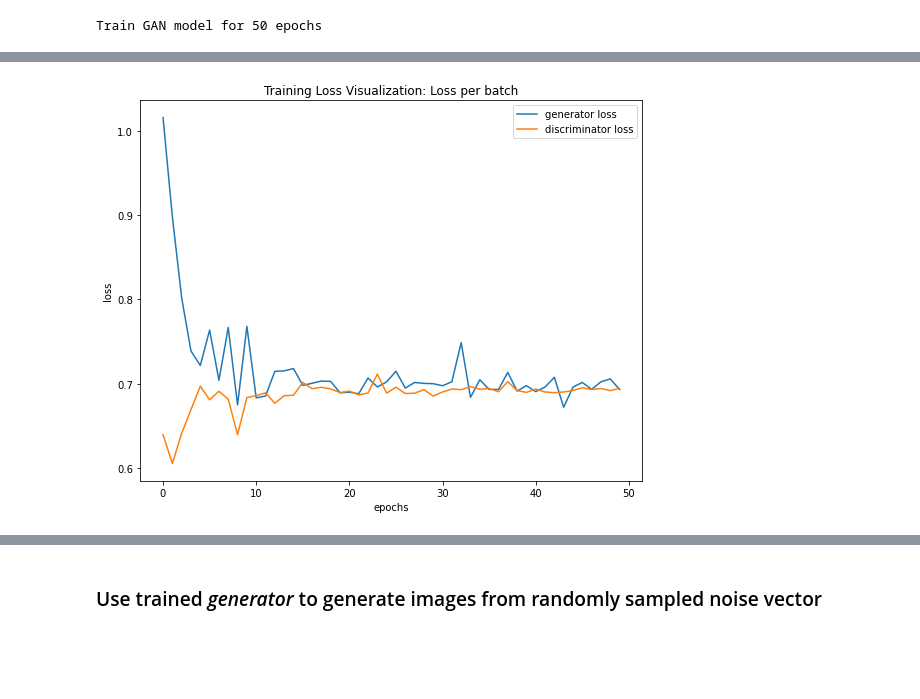
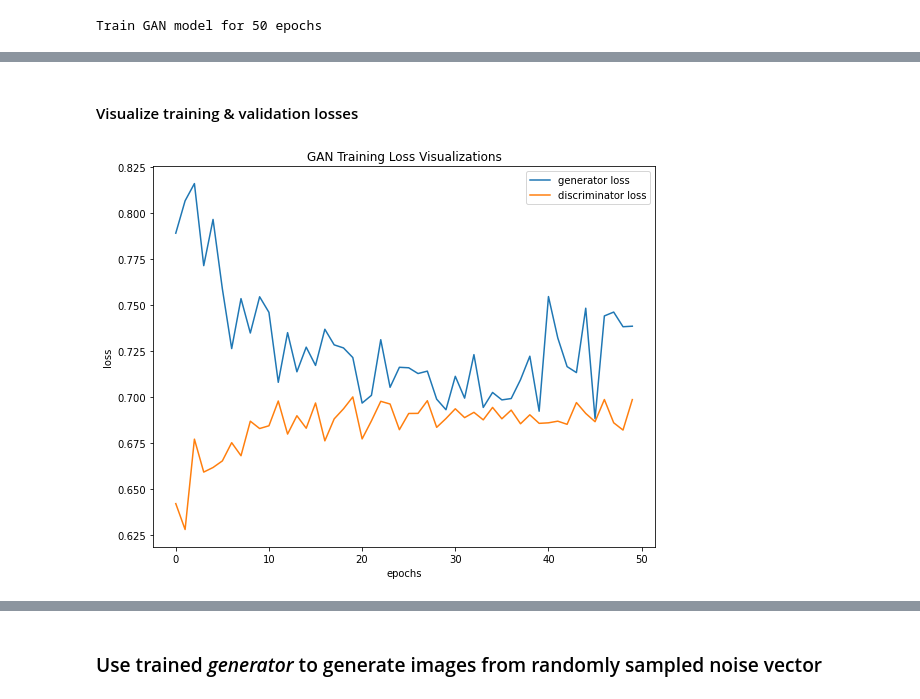
Before and after one commit to arjun-majumdar/Autoencoders_Experiments, a Jupyter notebook: GAN-MNIST_PyTorch.ipynb, the cells around one changed output, grey strips where cells are left out. Cells and saved outputs as stored; diff of their text form; code cells hidden in the pictures; blank space fills up the shorter version.

```diff
--- a/GAN-MNIST_PyTorch.ipynb
+++ b/GAN-MNIST_PyTorch.ipynb
@@ -94,12 +94,12 @@ transforms_apply = transforms.Compose([
 # %%
 # MNIST dataset-
 train_dataset = torchvision.datasets.MNIST(
-        root = './data', train = True,
+        root = '../data', train = True,
         transform = transforms_apply, download = True
         )
 
 test_dataset = torchvision.datasets.MNIST(
-        root = './data', train = False,
+        root = '../data', train = False,
         transform = transforms_apply
         )
 
@@ -491,33 +579,47 @@ Train GAN model for 50 epochs
 # %%
 for epoch in range(num_epochs):
 
-    # Train GAN for one epoch-
-    generator_epoch_loss, discriminator_epoch_loss = train_one_epoch(
+    # Train GAN for one epoch on training data-
+    train_generator_epoch_loss, train_discriminator_epoch_loss = train_one_epoch(
         model = model, train_dataset = train_dataset,
         dataloader = train_loader, loss_fn = loss_fn,
         latent_dim = latent_dim
     )
 
-    print(f"Epoch = {epoch + 1}; training generator loss = {generator_epoch_loss:.5f}"
-          f" & train discriminator loss per batch =  {discriminator_epoch_loss:.5f}")
+    # Validate trained GAN for one epoch on validation dataset-
+    test_generator_epoch_loss, test_discriminator_epoch_loss = test_one_epoch(
+        model = model, test_dataset = test_dataset,
+        dataloader = test_loader, loss_fn = loss_fn,
+        latent_dim = latent_dim
+    )
 
-    if generator_epoch_loss < best_generator_loss:
+
+    print(f"Epoch = {epoch + 1}; training generator loss = {train_generator_epoch_loss:.5f}"
+          f", train discriminator loss per batch =  {train_discriminator_epoch_loss:.5f}; "
+          f" validation generator loss = {test_generator_epoch_loss:.5f} & validation generator"
+          f" loss = {test_discriminator_epoch_loss:.5f}"
+         )
+
+    # You can also save the 'best' validation losses for generator & discriminator, instead-
+    if train_generator_epoch_loss < best_generator_loss:
         # Update 'best' generator loss-
-        best_generator_loss = generator_epoch_loss
+        best_generator_loss = train_generator_epoch_loss
 
         # Save 'best' parameters for generator-
         torch.save(model.generator.state_dict(), 'GAN_Fully_Connected_MNIST_best_generator_parameters.pth')
 
-    if discriminator_epoch_loss < best_discriminator_loss:
+    if test_discriminator_epoch_loss < best_discriminator_loss:
         # Update 'best' discriminator loss-
-        best_discriminator_loss = discriminator_epoch_loss
+        best_discriminator_loss = test_discriminator_epoch_loss
 
         # Save 'best' parameters for generator-
         torch.save(model.discriminator.state_dict(), 'GAN_Fully_Connected_MNIST_best_discriminator_parameters.pth')
 
     # Save training metrics-
     training_metrics[epoch] = {
-        'train_generator_loss_per_batch': generator_epoch_loss,
-        'train_discriminator_loss_per_batch': discriminator_epoch_loss
+        'train_generator_loss': train_generator_epoch_loss,
+        'train_discriminator_loss': train_discriminator_epoch_loss,
+        'validation_generator_loss': test_generator_epoch_loss,
+        'validation_discriminator_loss': test_discriminator_epoch_loss
     }
 # %% [output]
@@ -553,15 +655,17 @@ trained_model = GAN(
 # Save training metrics as pickled object-
 with open("GAN_Fully_Connected_MNIST-training_metrics.pkl", "wb") as file:
     pickle.dump(training_metrics, file)
+# %% [markdown]
+#### Visualize training & validation losses
 # %%
 # Visualize training losses
 plt.figure(figsize = (9, 7))
-plt.plot([training_metrics[e]['train_generator_loss_per_batch'] for e in training_metrics.keys()], label = 'generator loss')
-plt.plot([training_metrics[e]['train_discriminator_loss_per_batch'] for e in training_metrics.keys()], label = 'discriminator loss')
+plt.plot([training_metrics[e]['train_generator_loss'] for e in training_metrics.keys()], label = 'generator loss')
+plt.plot([training_metrics[e]['train_discriminator_loss'] for e in training_metrics.keys()], label = 'discriminator loss')
 plt.xlabel("epochs")
 plt.ylabel("loss")
-plt.title("Training Loss Visualization: Loss per batch")
+plt.title("GAN Training Loss Visualizations")
 plt.legend(loc = 'best')
 plt.show()
 # %% [output]
-[figure, old version]
+[figure, new version]
```
Also changed, not shown: parts of 15 cells of this notebook.
